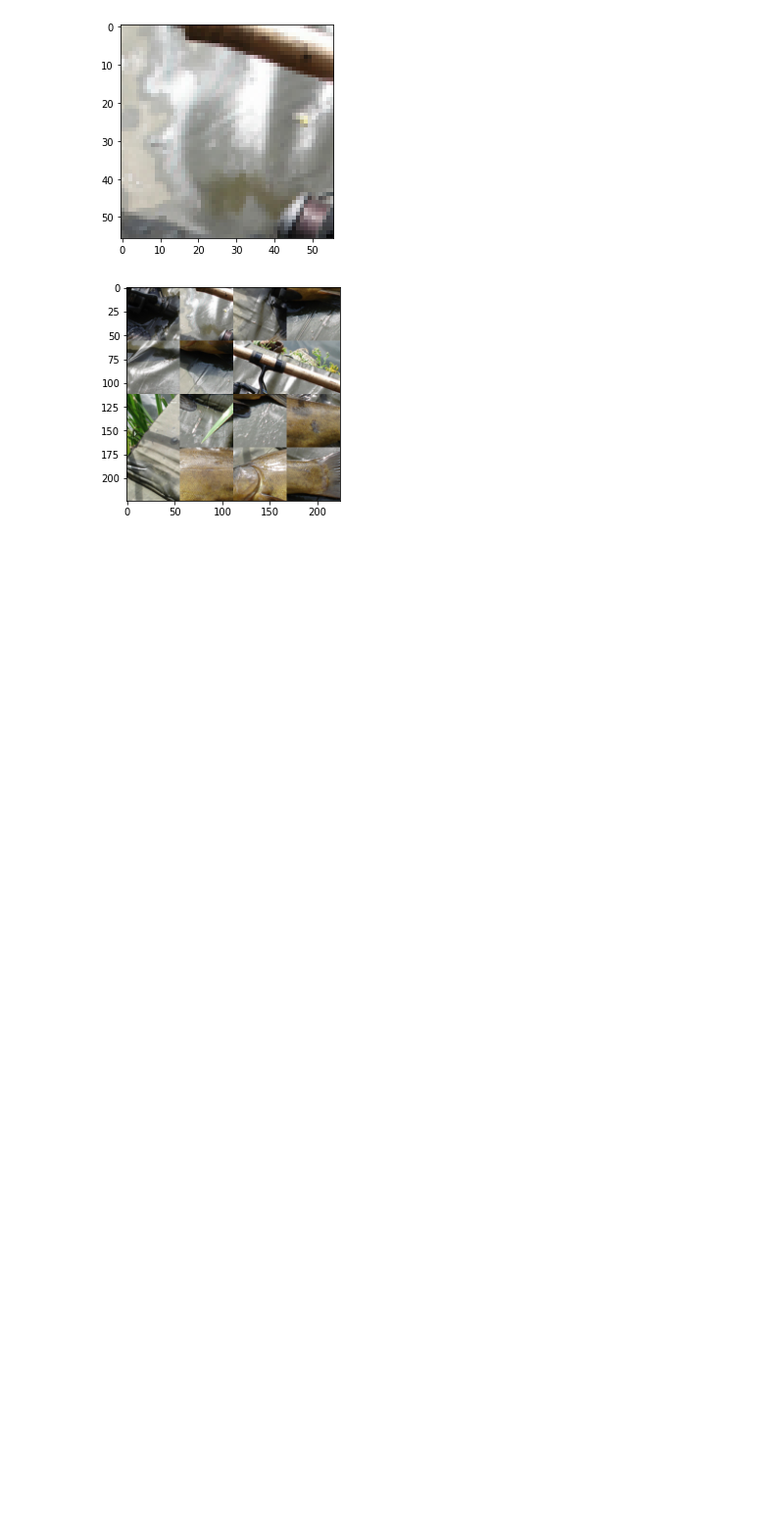
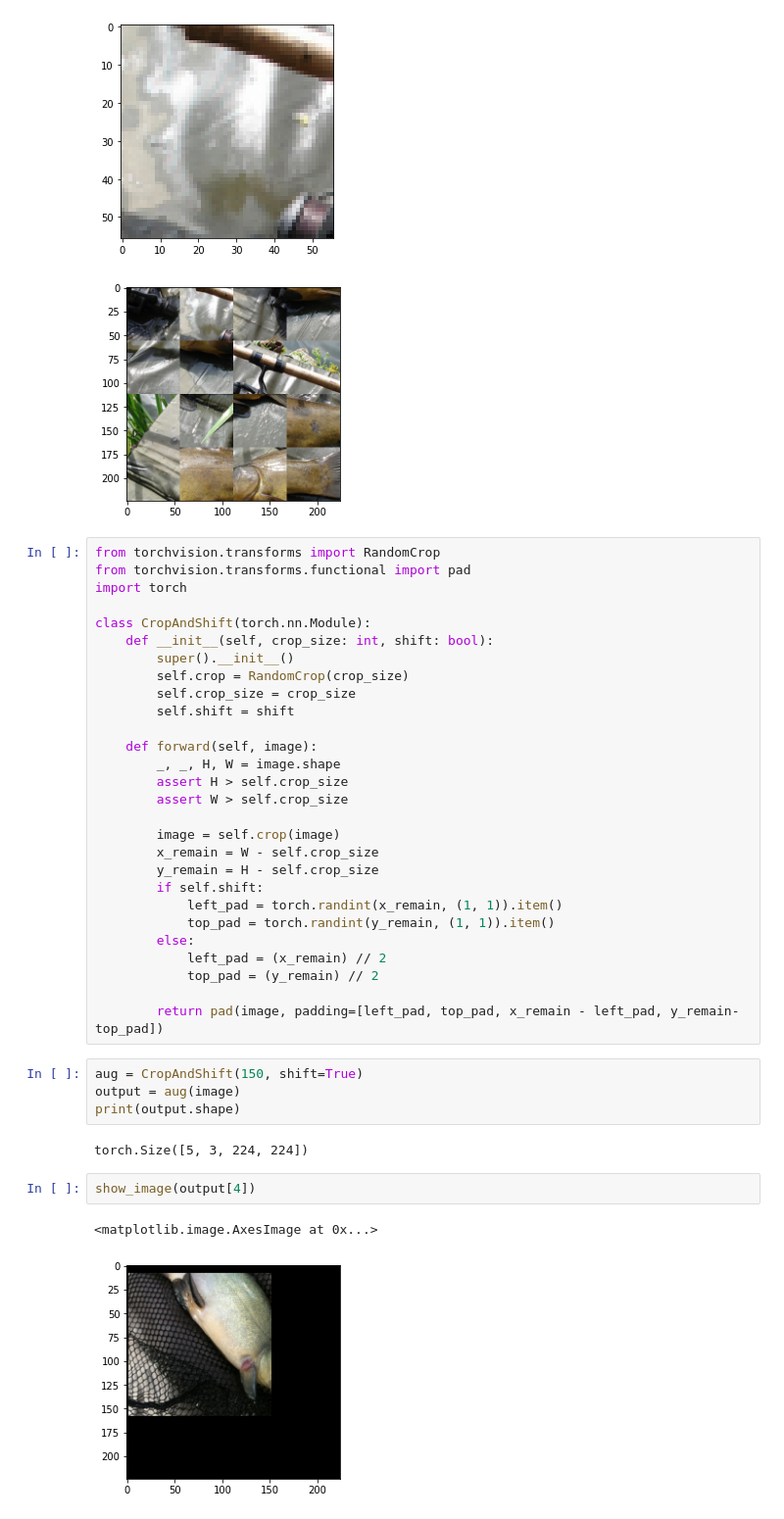
Before and after one commit to Lucy7298/self-supervised-learning, a Jupyter notebook: notebook/augmentation_debugger.ipynb, the cells around one changed output. Shown at 98% size. Saved outputs shown, nothing was run; the diff lists cells and outputs as text; blank space fills up the shorter version.

Commit message:
add experiment configs, add shiftcrop augmentation

```diff
--- a/notebook/augmentation_debugger.ipynb
+++ b/notebook/augmentation_debugger.ipynb
@@ -72,3 +72,42 @@ torch.Size([5, 3, 224, 224])
 [figure]
 [figure]
 [figure]
+# %%
+from torchvision.transforms import RandomCrop
+from torchvision.transforms.functional import pad
+import torch
+
+class CropAndShift(torch.nn.Module):
+    def __init__(self, crop_size: int, shift: bool):
+        super().__init__()
+        self.crop = RandomCrop(crop_size)
+        self.crop_size = crop_size
+        self.shift = shift
+
+    def forward(self, image):
+        _, _, H, W = image.shape
+        assert H > self.crop_size
+        assert W > self.crop_size
+
+        image = self.crop(image)
+        x_remain = W - self.crop_size
+        y_remain = H - self.crop_size
+        if self.shift:
+            left_pad = torch.randint(x_remain, (1, 1)).item()
+            top_pad = torch.randint(y_remain, (1, 1)).item()
+        else:
+            left_pad = (x_remain) // 2
+            top_pad = (y_remain) // 2
+
+        return pad(image, padding=[left_pad, top_pad, x_remain - left_pad, y_remain-top_pad])
+# %%
+aug = CropAndShift(150, shift=True)
+output = aug(image)
+print(output.shape)
+# %% [output]
+torch.Size([5, 3, 224, 224])
+# %%
+show_image(output[4])
+# %% [output]
+<matplotlib.image.AxesImage at 0x...>
+[figure, added]
```
Also changed, not shown: 4 other files.
